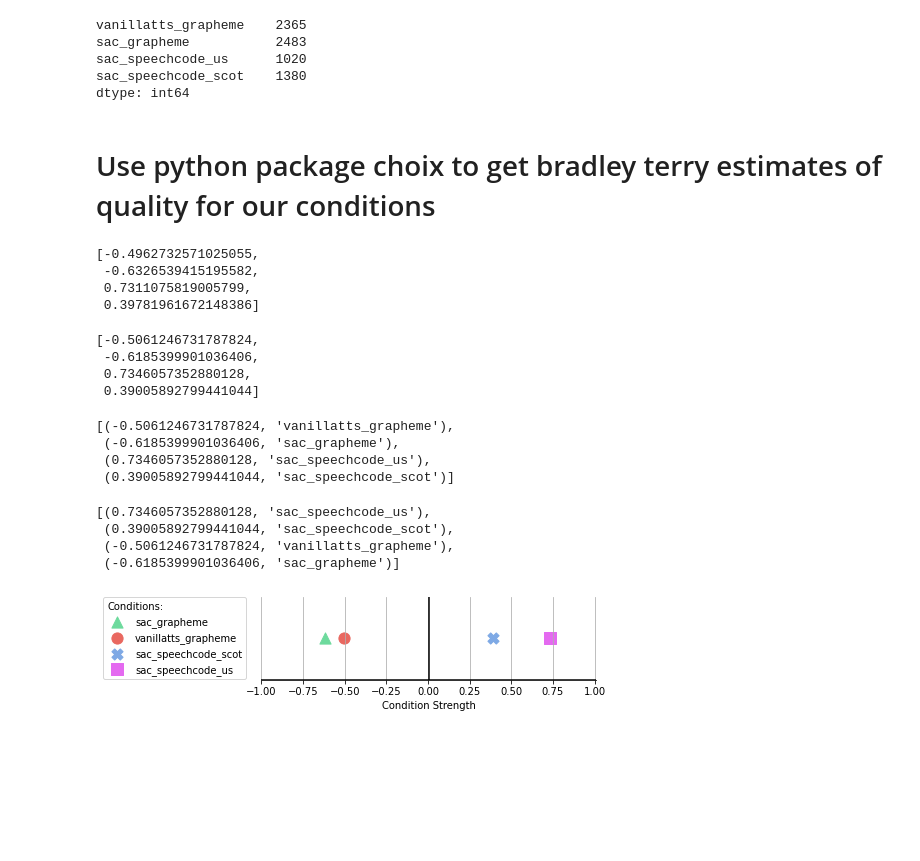
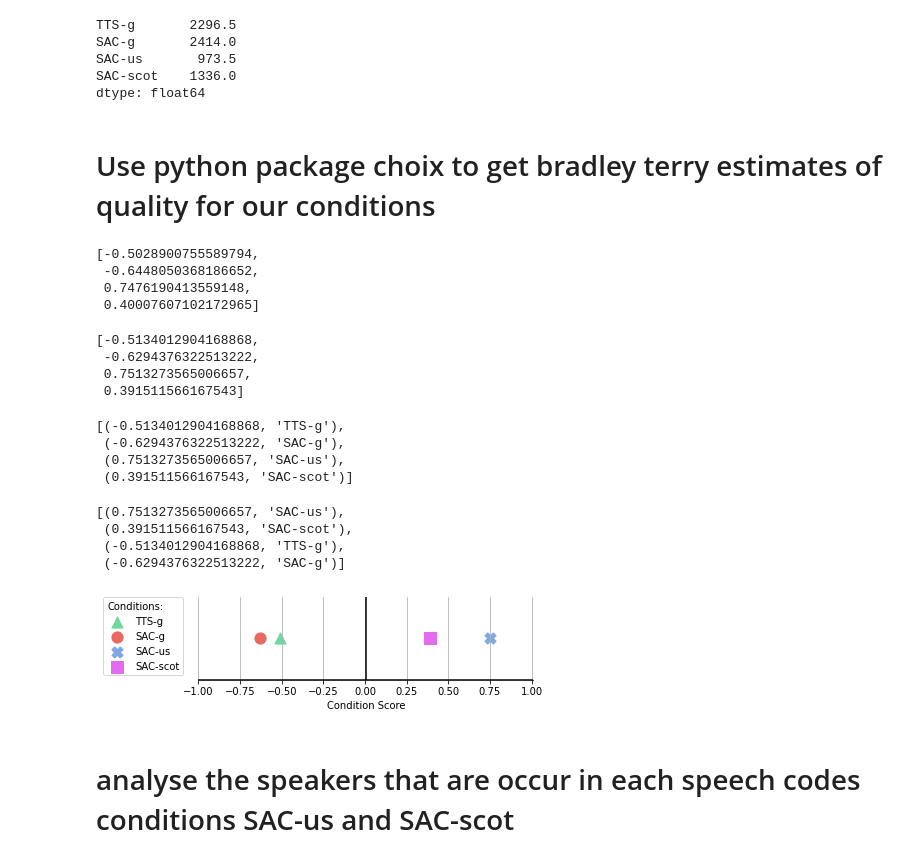
Before and after one commit to jonojace/fairseq, a Jupyter notebook: examples/speech_audio_corrector/ab_test/analyse_qualtrics_listening_test_results.ipynb, the cells around one changed output. Saved outputs shown, nothing was run; the diff lists cells and outputs as text; code cells hidden in the pictures; blank space fills up the shorter version.

```diff
--- a/examples/speech_audio_corrector/ab_test/analyse_qualtrics_listening_test_results.ipynb
+++ b/examples/speech_audio_corrector/ab_test/analyse_qualtrics_listening_test_results.ipynb
@@ -10,6 +10,7 @@ participants_to_exclude = [
     "Dan test",
     "not applicable",
 ]
+NUM_PARTICIPANTS_PER_TEST = 15
 
 def get_aggregated_answers(csv_path):
     # load data from each test from csvs
@@ -51,6 +52,11 @@ def get_aggregated_answers(csv_path):
     }
     """
 
+    print(f"after filtering found {len(lines)} participants in {csv_path} which != {NUM_PARTICIPANTS_PER_TEST}")
+    # assert len(lines) == NUM_PARTICIPANTS_PER_TEST
+
+    lines = lines[:NUM_PARTICIPANTS_PER_TEST] # exclude latest participants (they shouldnt have been recruited!!!!)
+
     for line in lines:
         # get the answers for each participant
         answers = line.split("anonymous,EN")[-1].split(',')[3:-1] # upto but excluding last element as last question in survey is confirmation of working audio
@@ -167,17 +173,18 @@ paths = [
     # "listening_test_data/IS2022 - Test 4 - Final_March 21, 2022_05.19.csv",
     # "listening_test_data/IS2022 - Test 5 - Final_March 21, 2022_05.20.csv",
     # "listening_test_data/IS2022 - Test 6 - Final_March 21, 2022_05.20.csv",
-"listening_test_data//IS2022 - Test 1 - Final_March 21, 2022_15.36.csv",
-"listening_test_data//IS2022 - Test 2 - Final_March 21, 2022_15.37.csv",
-"listening_test_data//IS2022 - Test 3 - Final_March 21, 2022_15.37.csv",
-"listening_test_data//IS2022 - Test 4 - Final_March 21, 2022_15.38.csv",
-"listening_test_data//IS2022 - Test 5 - Final_March 21, 2022_15.41.csv",
-"listening_test_data//IS2022 - Test 6 - Final_March 21, 2022_15.41.csv",
+"listening_test_data/IS2022 - Test 1 - Final_March 21, 2022_15.36.csv",
+"listening_test_data/IS2022 - Test 2 - Final_March 21, 2022_15.37.csv",
+"listening_test_data/IS2022 - Test 3 - Final_March 21, 2022_15.37.csv",
+"listening_test_data/IS2022 - Test 4 - Final_March 21, 2022_15.38.csv",
+"listening_test_data/IS2022 - Test 5 - Final_March 21, 2022_15.41.csv",
+"listening_test_data/IS2022 - Test 6 - Final_March 21, 2022_15.41.csv",
 ]
 
 alltests_conditionpair2wincounts = Counter()
 alltests_conditionpair2numwins_and_numdraws = defaultdict(Counter)
 
+# aggregate the wins across all the 6 tests
 for test_num, csv_path in enumerate(paths, 1):
     conditionpair2wincounts, conditionpair2numwins_and_numdraws = get_conditionpair2wincounts(get_aggregated_answers(csv_path), test_num)
     for conditionpair, wincount in conditionpair2wincounts.items():
@@ -232,6 +245,6 @@ Counter({('sac_grapheme', 'vanillatts_grapheme'): 584.5,
 # %%
 # save counts matrix in format ready for R and bradley terry analysis (perfmod version of BTL)
-c = np.zeros((4,4), dtype=int)
+c = np.zeros((4,4), dtype=float)
 
 # description from https://github.com/EllaKaye/BradleyTerryScalable
 # A matrix (either a base matrix or a class from the Matrix package), dimension K by K,
@@ -265,7 +278,7 @@ array([[  0, 624, 277, 358],
 # %%
 # create a pandas dataframe so we can label rows and columns
-column_names = ["vanillatts_grapheme", "sac_grapheme", "sac_speechcode_us", "sac_speechcode_scot"]
-row_names = ["vanillatts_grapheme", "sac_grapheme", "sac_speechcode_us", "sac_speechcode_scot"]
+column_names = ["TTS-g", "SAC-g", "SAC-us", "SAC-scot"]
+row_names = column_names.copy()
 df = pd.DataFrame(c, columns=column_names, index=row_names)
 # %%
 df
@@ -289,11 +302,11 @@ dtype: int64
 # total losses for each condition
 df.sum(axis=0)
 # %% [output]
-vanillatts_grapheme    2365
-sac_grapheme           2483
-sac_speechcode_us      1020
-sac_speechcode_scot    1380
-dtype: int64
+TTS-g       2296.5
+SAC-g       2414.0
+SAC-us       973.5
+SAC-scot    1336.0
+dtype: float64
 # %%
 np.savetxt("listening_test_data/counts_matrix.txt", c.astype(int), fmt='%i', delimiter=",")
 # %% [markdown]
@@ -303,33 +316,33 @@ from choix import lsr_pairwise_dense, ilsr_pairwise_dense #non iterative and ite
 # %%
 lsr_pairwise_dense(c).tolist()
 # %% [output]
-[-0.4962732571025055,
- -0.6326539415195582,
- 0.7311075819005799,
- 0.39781961672148386]
+[-0.5028900755589794,
+ -0.6448050368186652,
+ 0.7476190413559148,
+ 0.40007607102172965]
 # %%
 islr_res = ilsr_pairwise_dense(c).tolist()
 islr_res
 # %% [output]
-[-0.5061246731787824,
- -0.6185399901036406,
- 0.7346057352880128,
- 0.39005892799441044]
+[-0.5134012904168868,
+ -0.6294376322513222,
+ 0.7513273565006657,
+ 0.391511566167543]
 # %%
 list(zip(islr_res, column_names)) # unsorted
 # %% [output]
-[(-0.5061246731787824, 'vanillatts_grapheme'),
- (-0.6185399901036406, 'sac_grapheme'),
- (0.7346057352880128, 'sac_speechcode_us'),
- (0.39005892799441044, 'sac_speechcode_scot')]
+[(-0.5134012904168868, 'TTS-g'),
+ (-0.6294376322513222, 'SAC-g'),
+ (0.7513273565006657, 'SAC-us'),
+ (0.391511566167543, 'SAC-scot')]
 # %%
 # sort cols by result value to make legend easier to read
 sorted(zip(islr_res, column_names), reverse=True)
 # %% [output]
-[(0.7346057352880128, 'sac_speechcode_us'),
- (0.39005892799441044, 'sac_speechcode_scot'),
- (-0.5061246731787824, 'vanillatts_grapheme'),
- (-0.6185399901036406, 'sac_grapheme')]
+[(0.7513273565006657, 'SAC-us'),
+ (0.391511566167543, 'SAC-scot'),
+ (-0.5134012904168868, 'TTS-g'),
+ (-0.6294376322513222, 'SAC-g')]
 # %%
 import matplotlib.pyplot as plt
 # %%
@@ -337,7 +350,8 @@ fig, ax = plt.subplots()
 # ax.scatter(x=islr_res, y=np.array([0,0,0,0]))
 markers = ['^', 'o','X', 's',]
 colours = ['#6dda9d', '#e96860', '#7ea9e5', '#e46af0']
-for (x_val, label), marker, colour in zip(sorted(zip(islr_res, column_names), reverse=False), markers, colours):
+for (x_val, label), marker, colour in zip(zip(islr_res, column_names), markers, colours):
+# for (x_val, label), marker, colour in zip(sorted(zip(islr_res, column_names), reverse=False), markers, colours):
     ax.scatter(x=x_val, y=[0.125], marker=marker, label=label, s=125, c=colour)
 
 ax.set_aspect(2)
@@ -356,32 +370,34 @@ ax.spines['right'].set_color('none')
 # set the y-spine
 ax.spines['bottom'].set_position('zero')
 
 #############################################
 # turn off the top spine/ticks
 ax.spines['top'].set_color('none')
 ax.xaxis.tick_bottom()
 
 ax.set_yticks([])
 
 #############################################
 # limits
 plt.xlim([-1, 1.01])
 plt.ylim([0, 0.25])
 
 ax.axvline(x=0.0035, color='k')
 ax.axhline(y=-0, color='k')
 
 legend = ax.legend(
     # loc="upper left",
     bbox_to_anchor =(-0.03, 1.05),
 )
 
 legend.set_title("Conditions:")
 # legend.set_title(r"$\bf{Conditions}$")
                  # prop = {'size':15})
 legend._legend_box.align = "left"
 
-ax.set_xlabel("Condition Strength")
+ax.set_xlabel("Condition Score")
 plt.savefig('plots/results.pdf', bbox_inches='tight')
 # %% [output]
-[figure, old version]
+[figure, new version]
+# %% [markdown]
+# analyse the speakers that are occur in each speech codes conditions SAC-us and SAC-scot
```
Also changed, not shown: parts of 33 cells of this notebook, 1 other file.
